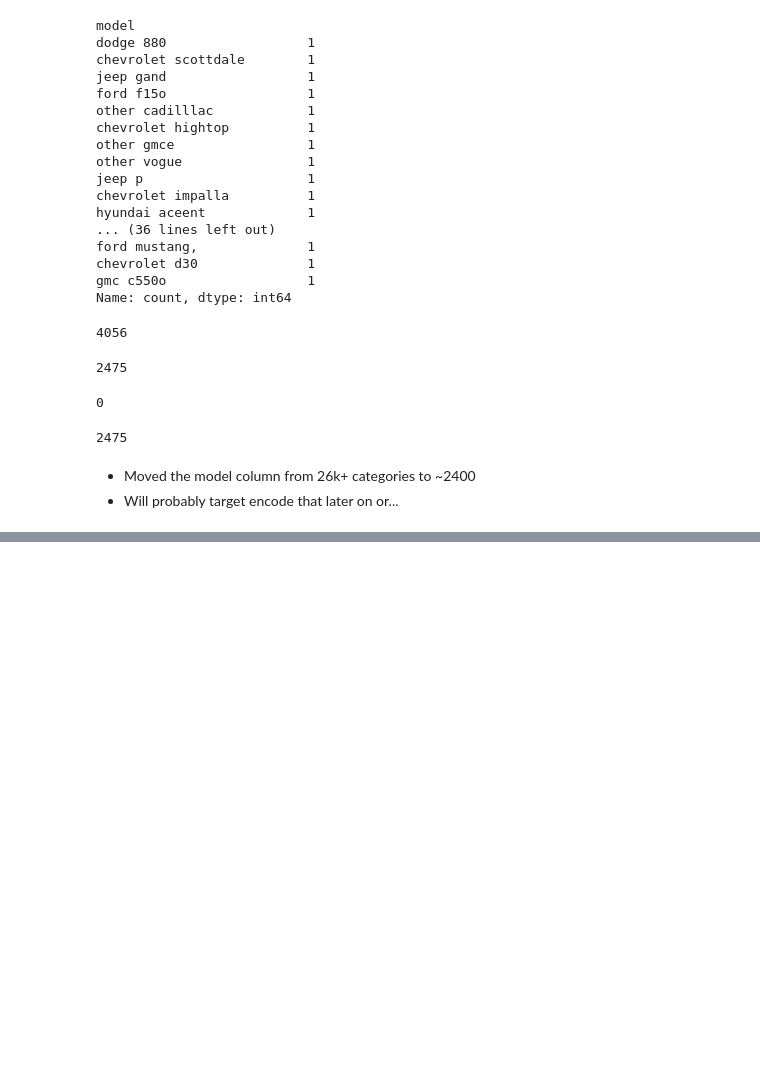
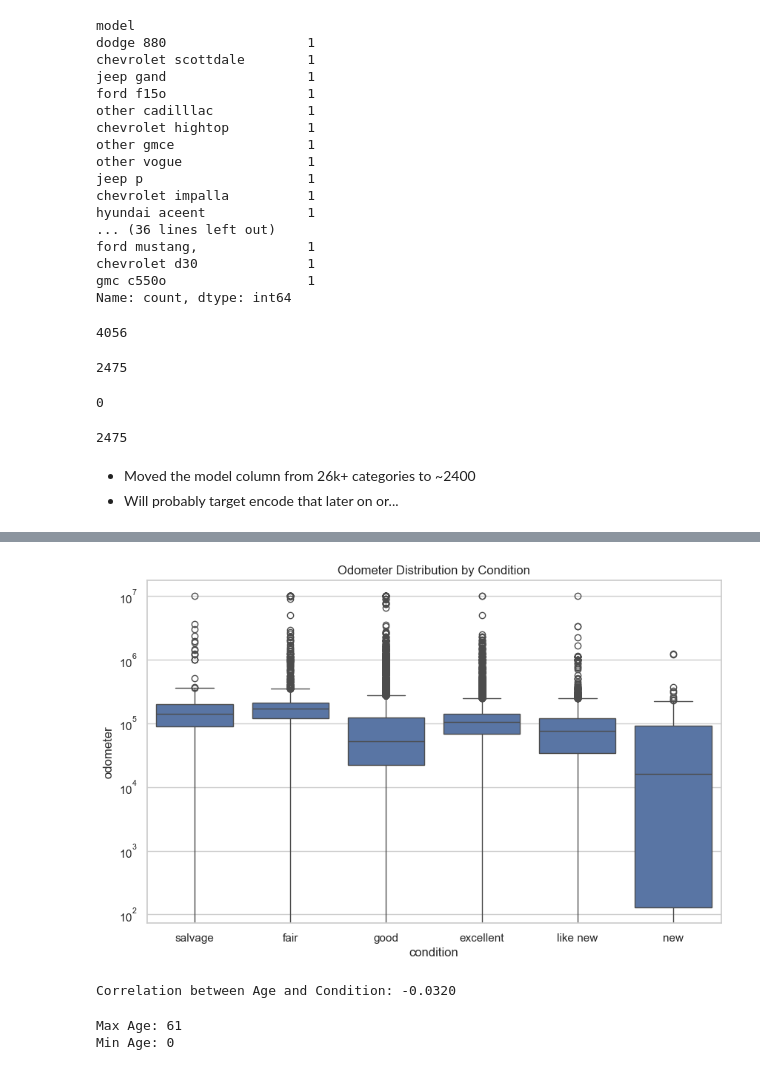
Before and after one commit to Claudy444/ML-Regression-Used-Cars, a Jupyter notebook: Notebooks/main.ipynb, the cells around one changed output, grey strips where cells are left out. Saved outputs shown, nothing was run; the diff lists cells and outputs as text; code cells hidden in the pictures; blank space fills up the shorter version.

```diff
--- a/Notebooks/main.ipynb
+++ b/Notebooks/main.ipynb
@@ -561,0 +606,24 @@ df['model'].nunique()
+# %%
+plt.figure(figsize=(10, 6))
+sns.boxplot(data=df, x='condition', y='odometer', order=['salvage', 'fair', 'good', 'excellent', 'like new', 'new'])
+plt.yscale('log')
+plt.title('Odometer Distribution by Condition')
+plt.show()
+# %% [output]
+[figure, added]
+# %%
+# Create the age column
+df['age'] = df['year_posted'] - df['year']
+
+# Now check the correlation with our condition numbers
+age_cond_corr = df[['age', 'condition_num']].corr().iloc[0, 1]
+print(f"Correlation between Age and Condition: {age_cond_corr:.4f}")
+# %% [output]
+Correlation between Age and Condition: -0.0320
+# %%
+# checking the new age column
+print(f"Max Age: {df['age'].max()}")
+print(f"Min Age: {df['age'].min()}")
+# %% [output]
+Max Age: 61
+Min Age: 0
```
Also changed, not shown: parts of 6 cells of this notebook.
